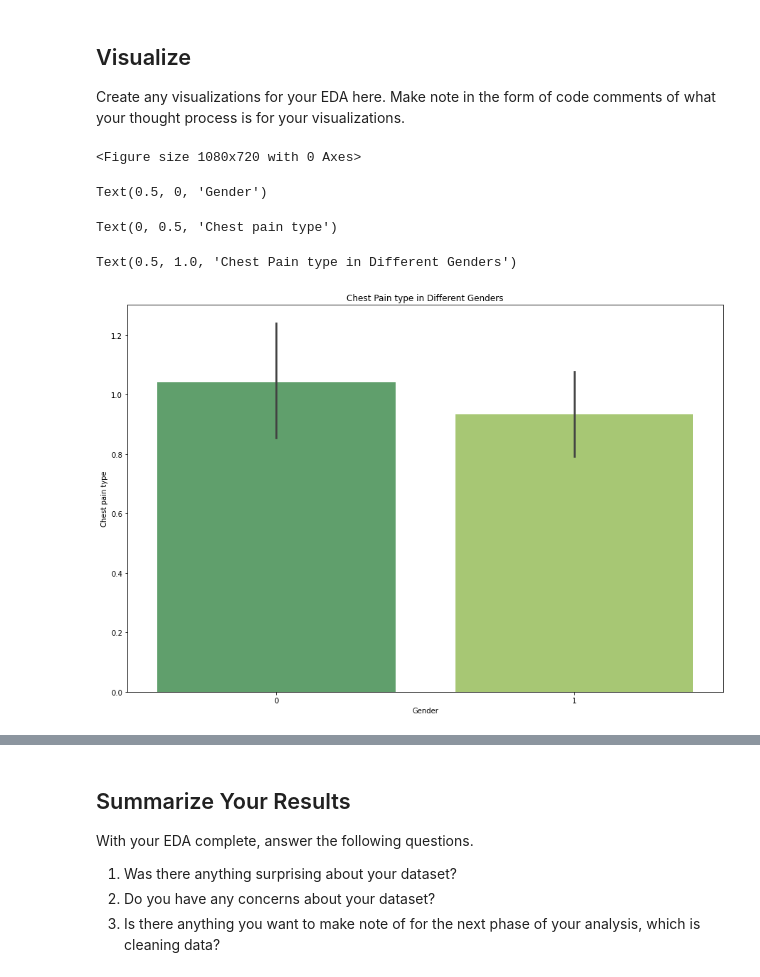
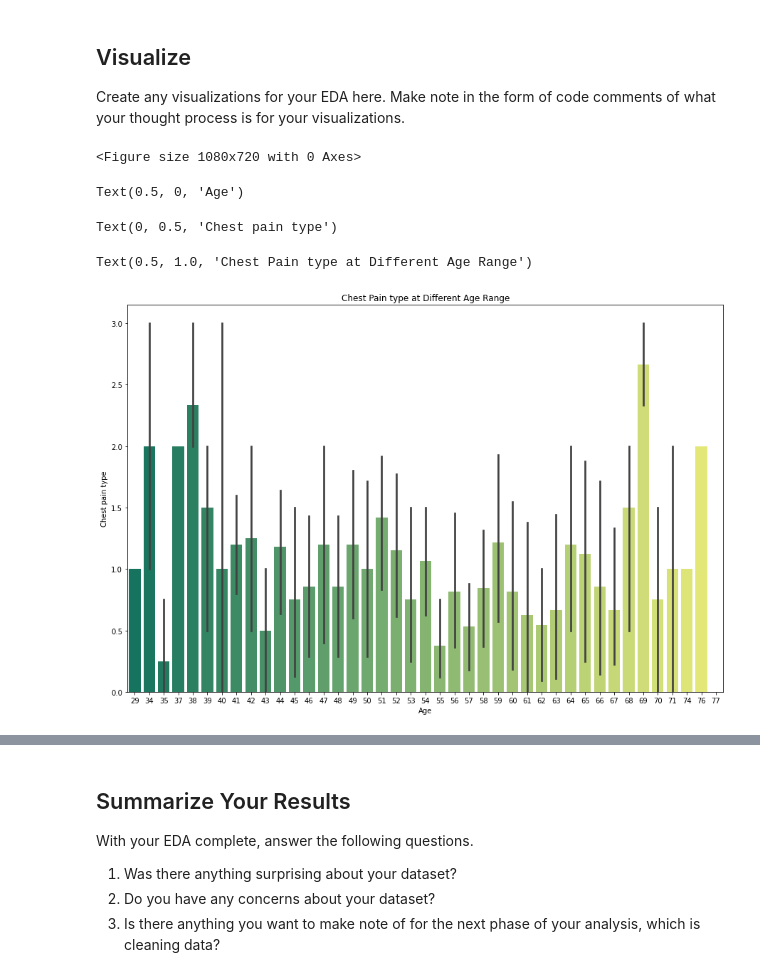
Before and after one commit to Cnidhi82/eda-checkpoint, a Jupyter notebook: checkpoint-two.ipynb, the cells around one changed output, grey strips where cells are left out. Cells and saved outputs as stored; diff of their text form; code cells hidden in the pictures.

```diff
--- a/checkpoint-two.ipynb
+++ b/checkpoint-two.ipynb
@@ -200,14 +200,14 @@ dtype: int64
 Create any visualizations for your EDA here. Make note in the form of code comments of what your thought process is for your visualizations.
 # %%
 plt.figure(figsize =(15,10))
-ax=sns.barplot(x = heart_df['sex'],y = heart_df['cp'] ,data=heart_df,palette ="summer")
-plt.xlabel("Gender")
+ax=sns.barplot(x = heart_df['age'],y = heart_df['cp'] ,data=heart_df,palette ="summer")
+plt.xlabel("Age")
 plt.ylabel("Chest pain type")
 #plt.xticks(rotation = 90)
-plt.title("Chest Pain type in Different Genders")
+plt.title("Chest Pain type at Different Age Range")
 # %% [output]
 <Figure size 1080x720 with 0 Axes>
-Text(0.5, 0, 'Gender')
+Text(0.5, 0, 'Age')
 Text(0, 0.5, 'Chest pain type')
-Text(0.5, 1.0, 'Chest Pain type in Different Genders')
+Text(0.5, 1.0, 'Chest Pain type at Different Age Range')
-[figure, old version]
+[figure, new version]
```
Also changed, not shown: parts of 3 cells of this notebook.
